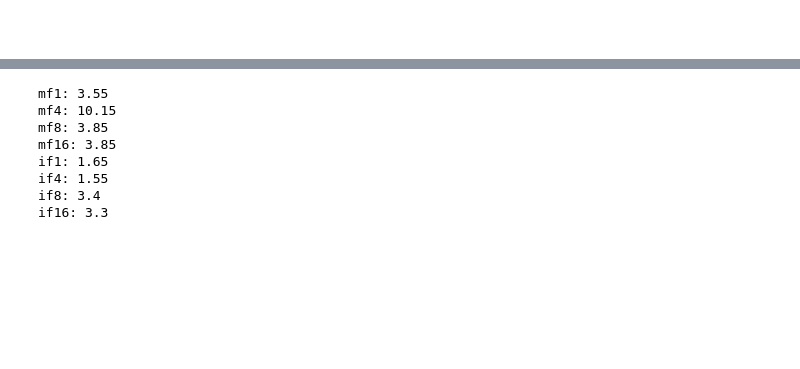
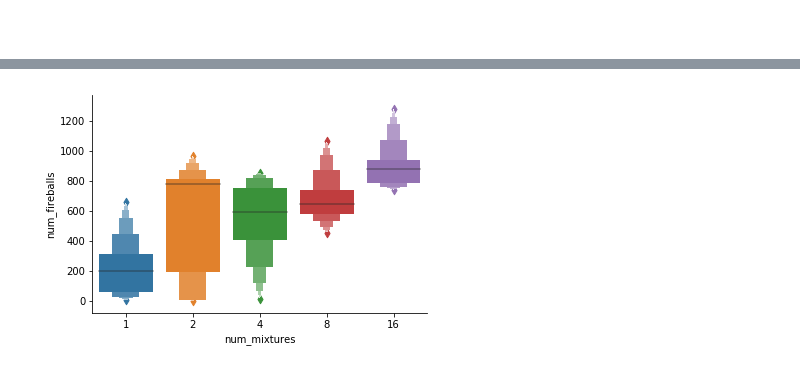
Before and after one commit to kaiolae/WorldModelsExperiments, a Jupyter notebook: doomrnn/Test Trained RNN.ipynb, the cells around one changed output, grey strips where cells are left out. Drawn from its saved outputs; the diff is of its cells as text; code cells hidden in the pictures; blank space fills up the shorter version.

```diff
--- a/doomrnn/Test Trained RNN.ipynb
+++ b/doomrnn/Test Trained RNN.ipynb
@@ -25,11 +46,3 @@ def plot_movie_mp4(image_array):
 
     anim = animation.FuncAnimation(fig, animate, frames=len(image_array))
     display(HTML(anim.to_html5_video()))
-# %%
-from collections import namedtuple
-
-#Loading RNNs to analyze
-rnn1_analyzer = analyze_rnn_predictions.RNNAnalyzer("tf_rnn_1mixtures", 1, 0.1)
-rnn4_analyzer = analyze_rnn_predictions.RNNAnalyzer("tf_rnn_4mixtures", 4, 0.1)
-rnn8_analyzer = analyze_rnn_predictions.RNNAnalyzer("tf_rnn_8mixtures", 8, 0.1)
-rnn16_analyzer = analyze_rnn_predictions.RNNAnalyzer("tf_rnn_16mixtures", 16, 0.1)
@@ -56,0 +49,12 @@ recurrent dropout mode = False
+# %%
+from collections import namedtuple
+
+rnn_analyzers = {}
+for key, val in get_all_models().items():
+    rnn_analyzers[key] = []
+    for model in val:
+        if "run7" in model:
+            continue #TODO To avoid an inclomplete run. TODO remove.
+        print("Loading model: ", model)
+        new_analyzer = analyze_rnn_predictions.RNNAnalyzer(model, key, 1.15) #TODO Note, I previously used temp=0.1 - Which Ha noted was so low that we got mode collapse.
+        rnn_analyzers[key].append(new_analyzer)
@@ -244,22 +258,19 @@ for i in range(NUM_STATISTICAL_TESTS):
 # %%
-print("mf1:", sum(mf1)/float(len(mf1)))
-print("mf4:", sum(mf4)/float(len(mf4)))
-print("mf8:", sum(mf8)/float(len(mf8)))
-print("mf16:", sum(mf16)/float(len(mf16)))
-
-print("if1:", sum(if1)/float(len(if1)))
-print("if4:", sum(if4)/float(len(if4)))
-print("if8:", sum(if8)/float(len(if8)))
-print("if16:", sum(if16)/float(len(if16)))
+for num_mixtures in fireballs_dreamed.keys():
+    err = errors[num_mixtures]
+    print("avg errors for ", num_mixtures, ": ", sum(err)/float(len(err)))
 
 #Preliminary conclusion: Many mixtures (8/16) give more creativity, being able to "imagine" more fireballs,
 #but also more inaccuracies, by imagining fireballs that shouldnt be there.
-# %% [output]
-mf1: 3.55
-mf4: 10.15
-mf8: 3.85
-mf16: 3.85
-if1: 1.65
-if4: 1.55
-if8: 3.4
-if16: 3.3
+# %%
+import matplotlib.pyplot as plt
+import seaborn as sns
+import pandas as pd
+#print(sns.load)
+sns.boxenplot(x="num_mixtures", y="num_fireballs", data=dream_dataframes)
+sns.despine()
+#plt.show()
+
+#Plotting fireballs per episode - making more sense now.
+# %% [output]
+[figure, added]
```
Also changed, not shown: parts of 25 cells of this notebook, 5 other files.
